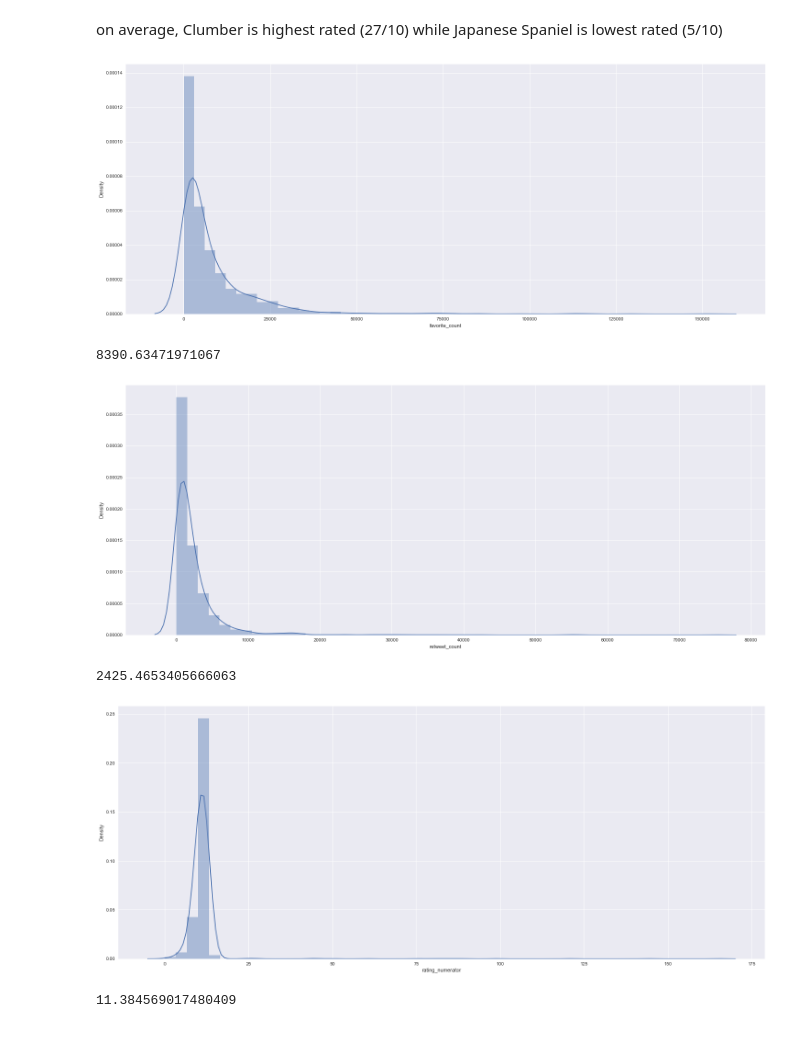
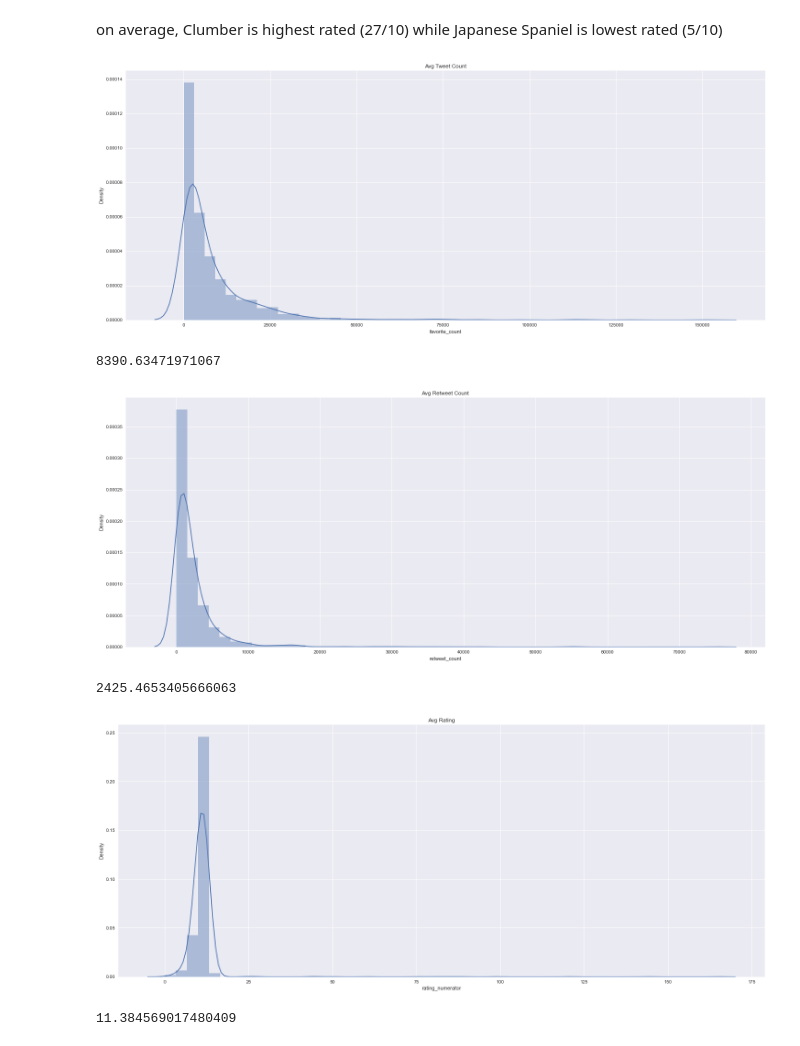
Before and after one commit to Doumham-Armah/WeRateDogs, a Jupyter notebook: wrangle_act.ipynb, the cells around one changed output. Drawn from its saved outputs; the diff is of its cells as text; code cells hidden in the pictures.

```diff
--- a/wrangle_act.ipynb
+++ b/wrangle_act.ipynb
@@ -1448,30 +1466,30 @@ x.sort_values(by='rating_numerator', ascending=False)
 on average, Clumber is highest rated (27/10) while Japanese Spaniel is lowest rated (5/10)
 # %%
 plt.figure(figsize = (25,10))
-sns.distplot(master.favorite_count)
+sns.distplot(master.favorite_count).set_title("Avg Tweet Count")
 plt.show()
 # %% [output]
-[figure, old version]
+[figure, new version]
 # %%
 master.favorite_count.mean()
 # %% [output]
 8390.63471971067
 # %%
 plt.figure(figsize = (25,10))
-sns.distplot(master.retweet_count, norm_hist=True)
+sns.distplot(master.retweet_count, norm_hist=True).set_title("Avg Retweet Count")
 plt.show()
 # %% [output]
-[figure, old version]
+[figure, new version]
 # %%
 master.retweet_count.mean()
 # %% [output]
 2425.4653405666063
 # %%
 plt.figure(figsize = (25,10))
-sns.distplot(master.rating_numerator)
+sns.distplot(master.rating_numerator).set_title("Avg Rating")
 plt.show()
 # %% [output]
-[figure, old version]
+[figure, new version]
 # %%
 master.rating_numerator.mean()
 # %% [output]
```
Also changed, not shown: parts of 23 cells of this notebook, 1 other file.
